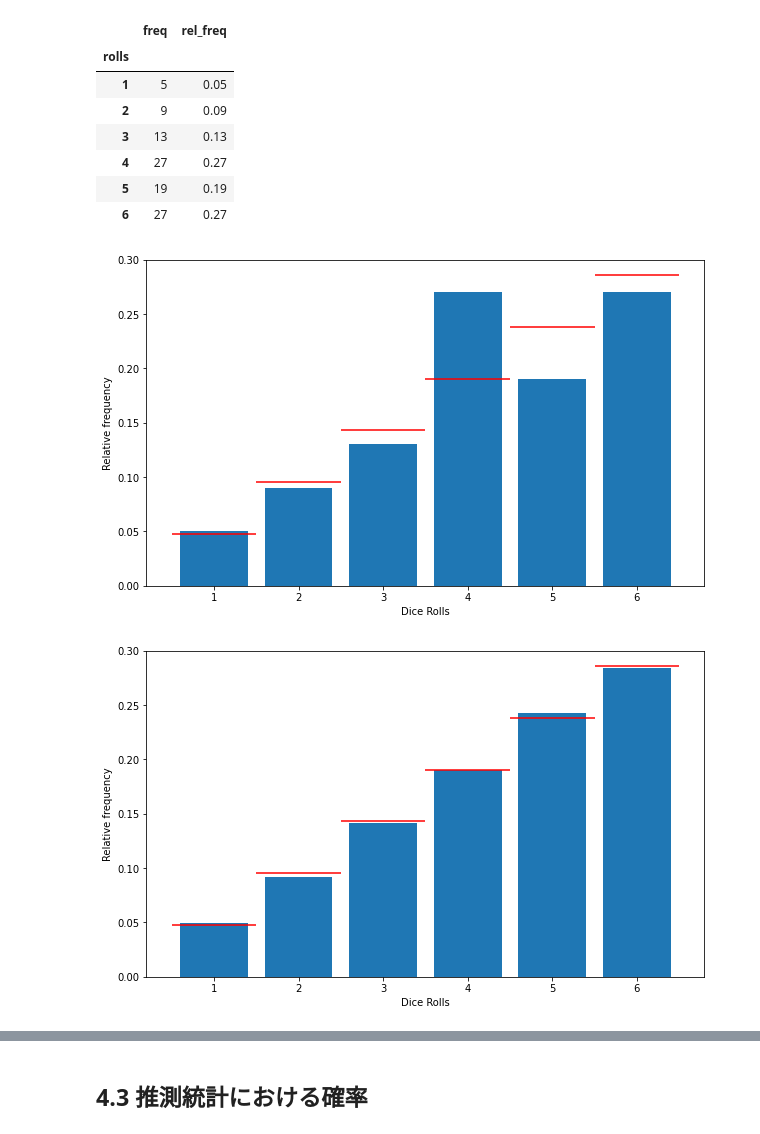
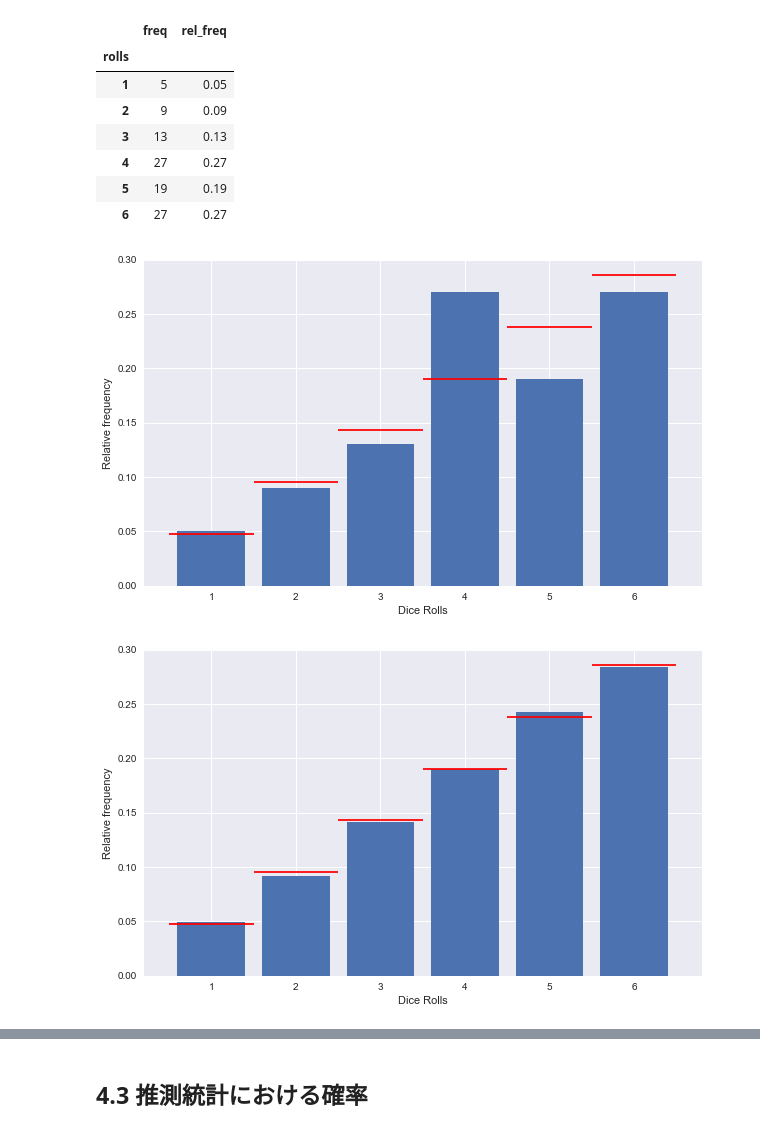
Before and after one commit to ginmaruGH/Statistical_Analysis_with_Python_gihyo, a Jupyter notebook: jupyter/ch_04.ipynb, the cells around one changed output, grey strips where cells are left out. Saved outputs shown, nothing was run; the diff lists cells and outputs as text; code cells hidden in the pictures.

```diff
--- a/jupyter/ch_04.ipynb
+++ b/jupyter/ch_04.ipynb
@@ -188,24 +188,25 @@ pd.DataFrame(
 | 6 | 27 | 0.27 |
 # %%
 # ヒストグラムの描画
+plt.style.use('seaborn')
 fig = plt.figure(figsize=(10, 6))
 ax = fig.add_subplot(111)
 ax.hist(sample, bins=6, range=(1, 7), density=True, rwidth=0.8)
 
 # 真の確率分布を横線で表示する
 ax.hlines(prob, np.arange(1, 7), np.arange(2, 8), colors='red')
 
 # 各ビンの[1.5, 2.5, ..., 6.5]の場所に目盛りを付ける
 ax.set_xticks(np.linspace(1.5, 6.5, 6))
 
 # 目盛りの値[1, 2, 3, 4, 5, 6]
 ax.set_xticklabels(np.arange(1, 7))
 ax.set_xlabel('Dice Rolls')
 ax.set_ylabel('Relative frequency')
 
 plt.show()
 # %% [output]
-[figure, old version]
+[figure, new version]
 # %%
 # 試行回数10,000回
 num_trial = 10_000
@@ -223,7 +224,7 @@ ax.set_ylabel('Relative frequency')
 
 plt.show()
 # %% [output]
-[figure, old version]
+[figure, new version]
 # %%
 # 図4.3 試行回数を変化させたときの出目のヒストグラム
 num_frame = 50
```
Also changed, not shown: parts of 6 cells of this notebook, 1 other file.
